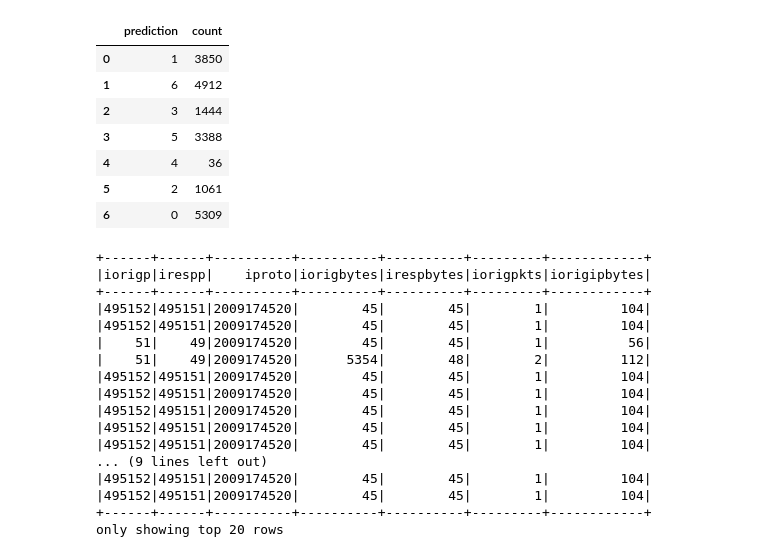
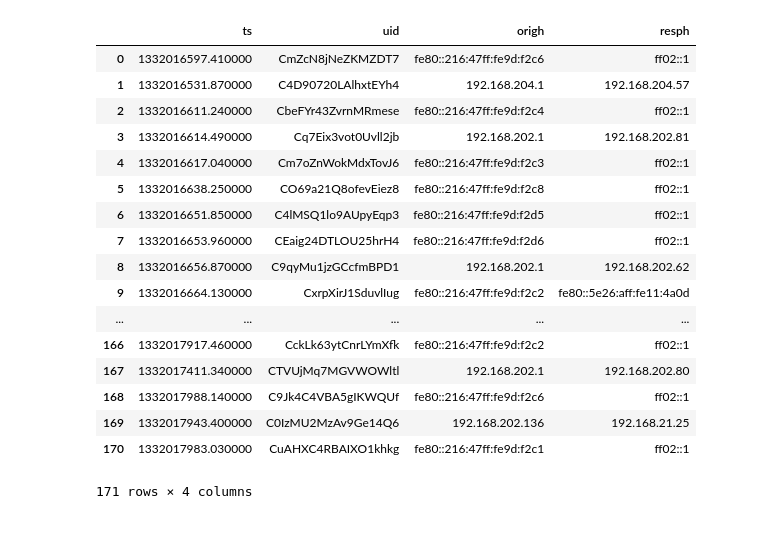
Before and after one commit to werowe/cyberSecurityAnalytics, a Jupyter notebook: verizon.ipynb, the cells around one changed output. Drawn from its saved outputs; the diff is of its cells as text; code cells hidden in the pictures; blank space fills up the shorter version.

```diff
--- a/verizon.ipynb
+++ b/verizon.ipynb
@@ -53,13 +56,14 @@ def toInt(s):
 # %%
-a = df.withColumn( 'iorigp',colsInt('origp'))
+a = df2.withColumn( 'iorigp',colsInt('origp'))
 c = a.withColumn( 'irespp',colsInt('respp'))
 d = c.withColumn( 'iproto',colsInt('proto'))
-f = d.withColumn( 'iorigbytes',colsInt( 'origbytes'))
+e = d.withColumn('iorigh',colsInt('origh'))
+f = e.withColumn( 'iorigbytes',colsInt( 'origbytes'))
 g = f.withColumn( 'irespbytes',colsInt('respbytes'))
 h = g.withColumn(  'iorigpkts',colsInt( 'origpkts'))
 i = h.withColumn( 'iorigipbytes',colsInt('origipbytes'))
 
-columns =  ['iorigp','irespp','iproto','iorigbytes','irespbytes','iorigpkts','iorigipbytes']
+columns =  ['iorigp','irespp','iproto', 'iorigbytes','irespbytes','iorigpkts','iorigipbytes']
 # %%
 vecAssembler = VectorAssembler(inputCols=columns, outputCol="features")
 router = vecAssembler.transform(i)
@@ -105,3 +111,2 @@ Cluster Centers:
 # %%
-
-predictions.select("prediction").show()
+ suspect = predictions.filter("prediction == 2")
@@ -146,33 +113,23 @@ fig.show()
-# %%
- q
-# %% [output]
-|  | prediction | count |
-| 0 | 1 | 3850 |
-| 1 | 6 | 4912 |
-| 2 | 3 | 1444 |
-| 3 | 5 | 3388 |
-| 4 | 4 | 36 |
-| 5 | 2 | 1061 |
-| 6 | 0 | 5309 |
-# %%
- suspect = predictions.filter("prediction == 4")
-# %%
-suspect.select('iorigp','irespp','iproto','iorigbytes','irespbytes','iorigpkts','iorigipbytes').show()
-# %% [output]
-+------+------+----------+----------+----------+---------+------------+
-|iorigp|irespp|    iproto|iorigbytes|irespbytes|iorigpkts|iorigipbytes|
-+------+------+----------+----------+----------+---------+------------+
-|495152|495151|2009174520|        45|        45|        1|         104|
-|495152|495151|2009174520|        45|        45|        1|         104|
-|    51|    49|2009174520|        45|        45|        1|          56|
-|    51|    49|2009174520|      5354|        48|        2|         112|
-|495152|495151|2009174520|        45|        45|        1|         104|
-|495152|495151|2009174520|        45|        45|        1|         104|
-|495152|495151|2009174520|        45|        45|        1|         104|
-|495152|495151|2009174520|        45|        45|        1|         104|
-|495152|495151|2009174520|        45|        45|        1|         104|
-... (9 lines left out)
-|495152|495151|2009174520|        45|        45|        1|         104|
-|495152|495151|2009174520|        45|        45|        1|         104|
-+------+------+----------+----------+----------+---------+------------+
-only showing top 20 rows
+# %%
+x = suspect.select('ts','uid','origh','resph').toPandas()
+# %%
+x
+# %% [output]
+|  | ts | uid | origh | resph |
+| 0 | 1332016597.410000 | CmZcN8jNeZKMZDT7 | fe80::216:47ff:fe9d:f2c6 | ff02::1 |
+| 1 | 1332016531.870000 | C4D90720LAlhxtEYh4 | 192.168.204.1 | 192.168.204.57 |
+| 2 | 1332016611.240000 | CbeFYr43ZvrnMRmese | fe80::216:47ff:fe9d:f2c4 | ff02::1 |
+| 3 | 1332016614.490000 | Cq7Eix3vot0Uvll2jb | 192.168.202.1 | 192.168.202.81 |
+| 4 | 1332016617.040000 | Cm7oZnWokMdxTovJ6 | fe80::216:47ff:fe9d:f2c3 | ff02::1 |
+| 5 | 1332016638.250000 | CO69a21Q8ofevEiez8 | fe80::216:47ff:fe9d:f2c8 | ff02::1 |
+| 6 | 1332016651.850000 | C4lMSQ1lo9AUpyEqp3 | fe80::216:47ff:fe9d:f2d5 | ff02::1 |
+| 7 | 1332016653.960000 | CEaig24DTLOU25hrH4 | fe80::216:47ff:fe9d:f2d6 | ff02::1 |
+| 8 | 1332016656.870000 | C9qyMu1jzGCcfmBPD1 | 192.168.202.1 | 192.168.202.62 |
+| 9 | 1332016664.130000 | CxrpXirJ1SduvlIug | fe80::216:47ff:fe9d:f2c2 | fe80::5e26:aff:fe11:4a0d |
+| ... | ... | ... | ... | ... |
+| 166 | 1332017917.460000 | CckLk63ytCnrLYmXfk | fe80::216:47ff:fe9d:f2c2 | ff02::1 |
+| 167 | 1332017411.340000 | CTVUjMq7MGVWOWltl | 192.168.202.1 | 192.168.202.80 |
+| 168 | 1332017988.140000 | C9Jk4C4VBA5gIKWQUf | fe80::216:47ff:fe9d:f2c6 | ff02::1 |
+| 169 | 1332017943.400000 | C0IzMU2MzAv9Ge14Q6 | 192.168.202.136 | 192.168.21.25 |
+| 170 | 1332017983.030000 | CuAHXC4RBAIXO1khkg | fe80::216:47ff:fe9d:f2c1 | ff02::1 |
+171 rows × 4 columns
```
Also changed, not shown: parts of 8 cells of this notebook.
